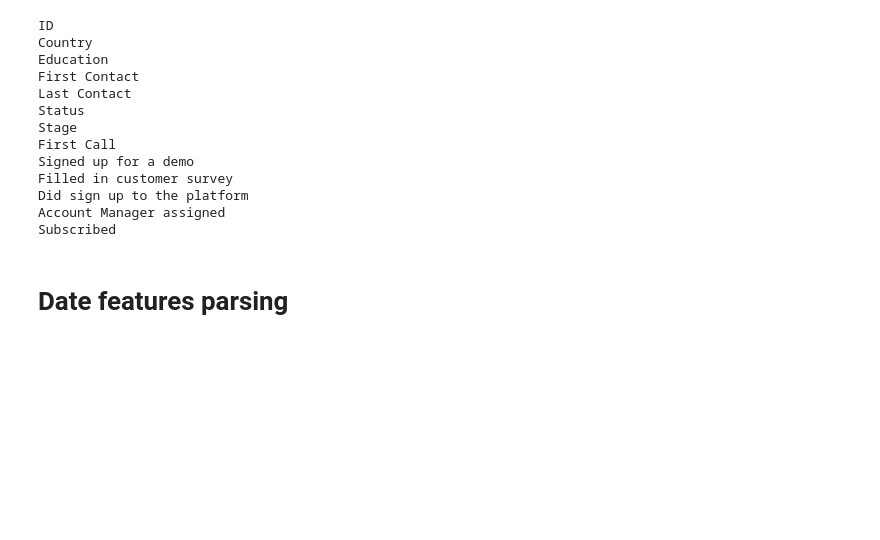
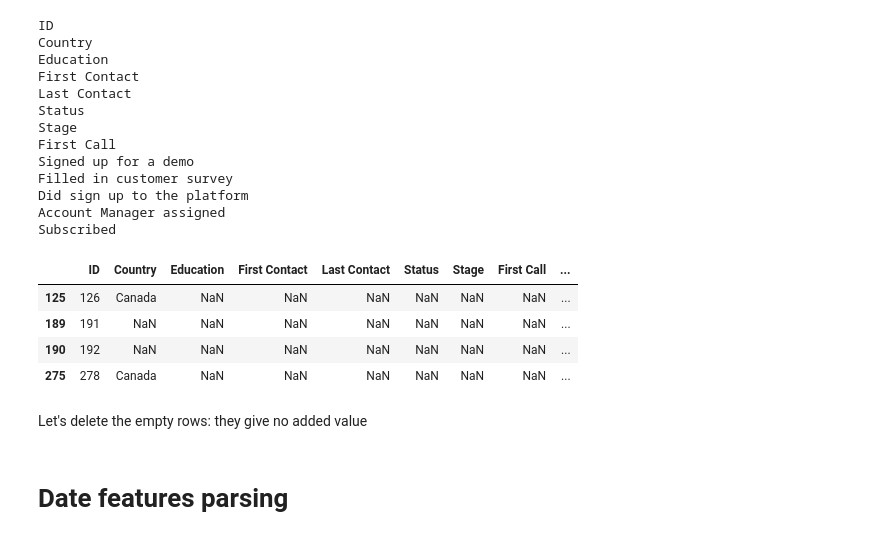
Before and after one commit to Ilvecho/Sales-Reinforcer, a Jupyter notebook: Project_7.ipynb, the cells around one changed output. Drawn from its saved outputs; the diff is of its cells as text; code cells hidden in the pictures; blank space fills up the shorter version.

Commit message:
Dropped empty rows and removed magic number in Date features parsing

```diff
--- a/Project_7.ipynb
+++ b/Project_7.ipynb
@@ -58,5 +58,17 @@ Filled in customer survey
 Did sign up to the platform
 Account Manager assigned
 Subscribed
+# %%
+rel_cols = data.drop(columns=['ID', 'Country', 'Education'])
+nan_rows = data[rel_cols.isna().all(axis=1)]
+nan_rows
+# %% [output]
+|  | ID | Country | Education | First Contact | Last Contact | Status | Stage | First Call | ... |
+| 125 | 126 | Canada | NaN | NaN | NaN | NaN | NaN | NaN | ... |
+| 189 | 191 | NaN | NaN | NaN | NaN | NaN | NaN | NaN | ... |
+| 190 | 192 | NaN | NaN | NaN | NaN | NaN | NaN | NaN | ... |
+| 275 | 278 | Canada | NaN | NaN | NaN | NaN | NaN | NaN | ... |
+# %% [markdown]
+Let's delete the empty rows: they give no added value
 # %%
 # Many of the cells have value NaN. Let's replace it with a different value so that we are able to count the number of NaN's as well
```
Also changed, not shown: parts of 8 cells of this notebook.
